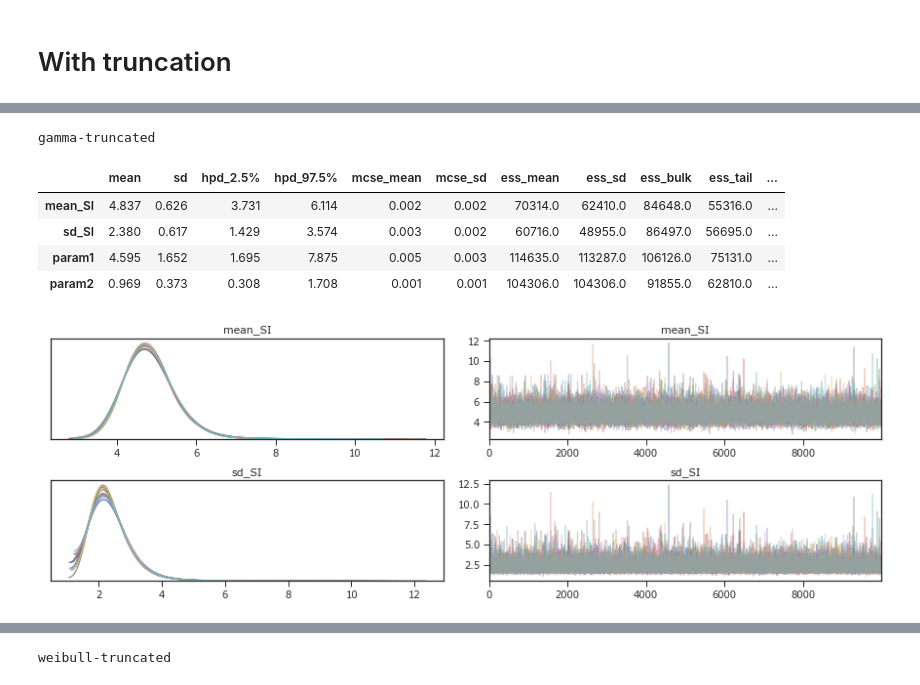
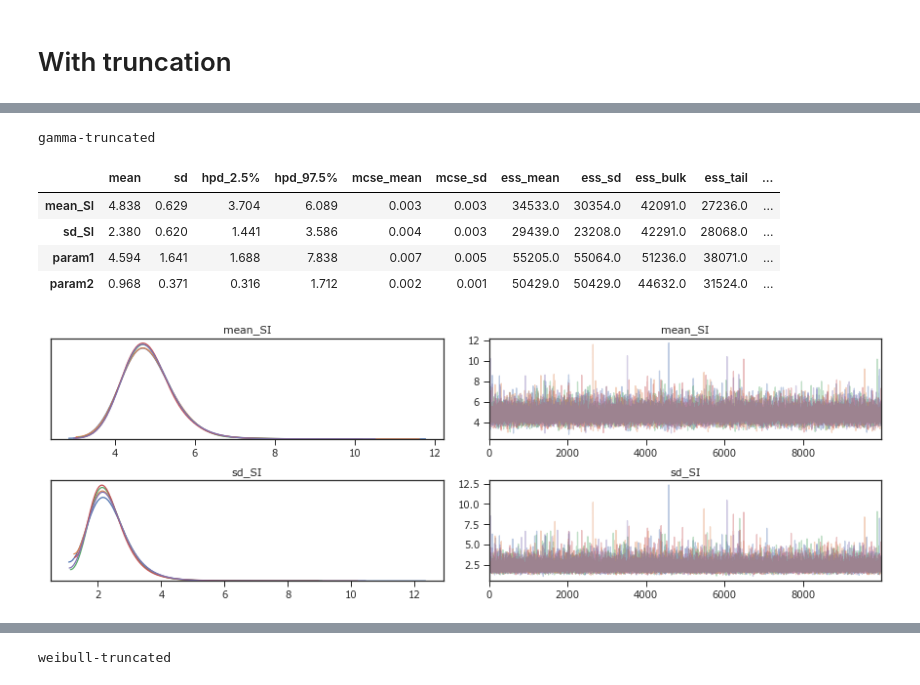
Before and after one commit to aakhmetz/COVID19SerialInterval, a Jupyter notebook: scripts/A2. Processing the traces.ipynb, the cells around one changed output, grey strips where cells are left out. Saved outputs shown, nothing was run; the diff lists cells and outputs as text; code cells hidden in the pictures.

```diff
--- a/scripts/A2. Processing the traces.ipynb
+++ b/scripts/A2. Processing the traces.ipynb
@@ -59,7 +59,7 @@ def get_stats(cmdstan_data):
     stats['var'] = stats['var'].apply(lambda st: st[:st.find("[")] if "[" in st else st)
     return stats.loc[:,['var','time','mean','hpd2.5','hpd25','hpd75','hpd97.5','q2.5','q25','median','q75','q97.5','ess_bulk','ess_tail','r_hat']]
 # %%
-resultsdir = "../../../Hokkaido_Backup/Wuhan Serial Interval 2020/stan-sims-certain"
+resultsdir = "../../../../Hokkaido_Backup_old/Wuhan_Serial_interval_2020/stan-sims-certain"
 dirs = !ls "{resultsdir}"
 dirs
 # %% [output]
@@ -246,21 +337,21 @@ lognormal-truncated
 # %%
 folder = "gamma-truncated"
 distrib, truncation_type = folder.split("-")
 
 print(colored(folder, 'red'))
 posterior_glob = !cd "{resultsdir}/{folder}"; ls trace-*
-cmdstan_data = az.from_cmdstan(posterior = [resultsdir+"/"+folder+"/"+x for x in posterior_glob],
+cmdstan_data = az.from_cmdstan(posterior = [resultsdir+"/"+folder+"/"+x for x in posterior_glob[:5]],
                                log_likelihood="log_likelihood")
-cmdstan_stats = get_stats(cmdstan_data)
+cmdstan_stats = get_stats(cmdstan_data.posterior.drop(['e_raw','s_raw','e','s']))
 
 az.plot_trace(cmdstan_data, var_names=['mean_SI','sd_SI']);
 plt.savefig(traceplotsdir+"/trace-"+folder+".pdf", format='pdf')
 az.summary(cmdstan_data,credible_interval=0.95,var_names=['mean_SI','sd_SI','param1','param2'])
 # %% [output]
 gamma-truncated
 |  | mean | sd | hpd_2.5% | hpd_97.5% | mcse_mean | mcse_sd | ess_mean | ess_sd | ess_bulk | ess_tail | ... |
-| mean_SI | 4.837 | 0.626 | 3.731 | 6.114 | 0.002 | 0.002 | 70314.0 | 62410.0 | 84648.0 | 55316.0 | ... |
-| sd_SI | 2.380 | 0.617 | 1.429 | 3.574 | 0.003 | 0.002 | 60716.0 | 48955.0 | 86497.0 | 56695.0 | ... |
-| param1 | 4.595 | 1.652 | 1.695 | 7.875 | 0.005 | 0.003 | 114635.0 | 113287.0 | 106126.0 | 75131.0 | ... |
-| param2 | 0.969 | 0.373 | 0.308 | 1.708 | 0.001 | 0.001 | 104306.0 | 104306.0 | 91855.0 | 62810.0 | ... |
+| mean_SI | 4.838 | 0.629 | 3.704 | 6.089 | 0.003 | 0.003 | 34533.0 | 30354.0 | 42091.0 | 27236.0 | ... |
+| sd_SI | 2.380 | 0.620 | 1.441 | 3.586 | 0.004 | 0.003 | 29439.0 | 23208.0 | 42291.0 | 28068.0 | ... |
+| param1 | 4.594 | 1.641 | 1.688 | 7.838 | 0.007 | 0.005 | 55205.0 | 55064.0 | 51236.0 | 38071.0 | ... |
+| param2 | 0.968 | 0.371 | 0.316 | 1.712 | 0.002 | 0.001 | 50429.0 | 50429.0 | 44632.0 | 31524.0 | ... |
-[figure, old version]
+[figure, new version]
```
Also changed, not shown: parts of 14 cells of this notebook, 4 other files.
